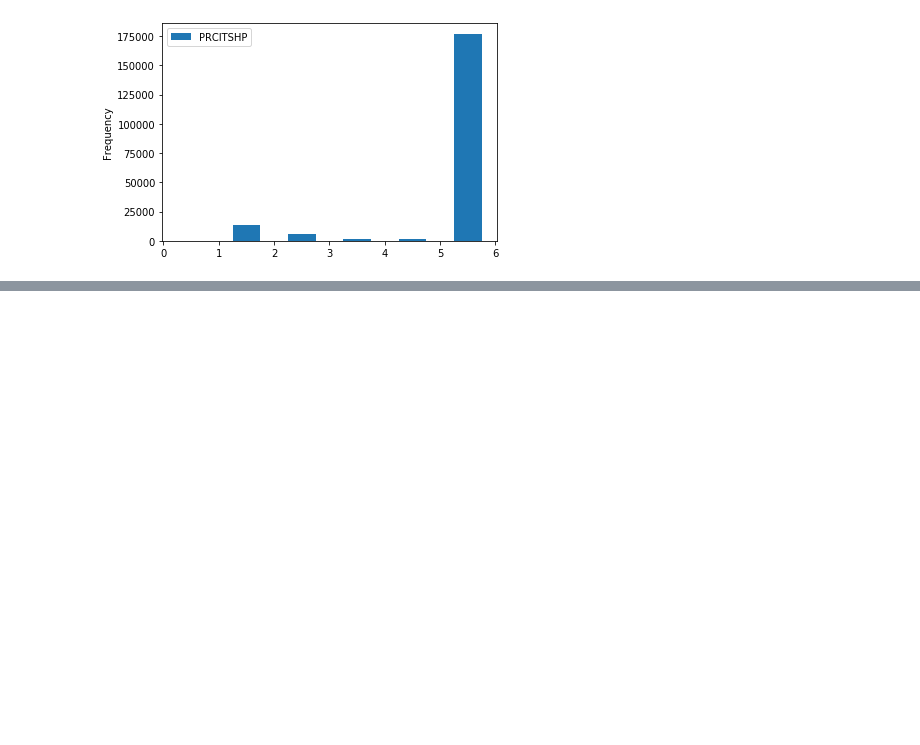
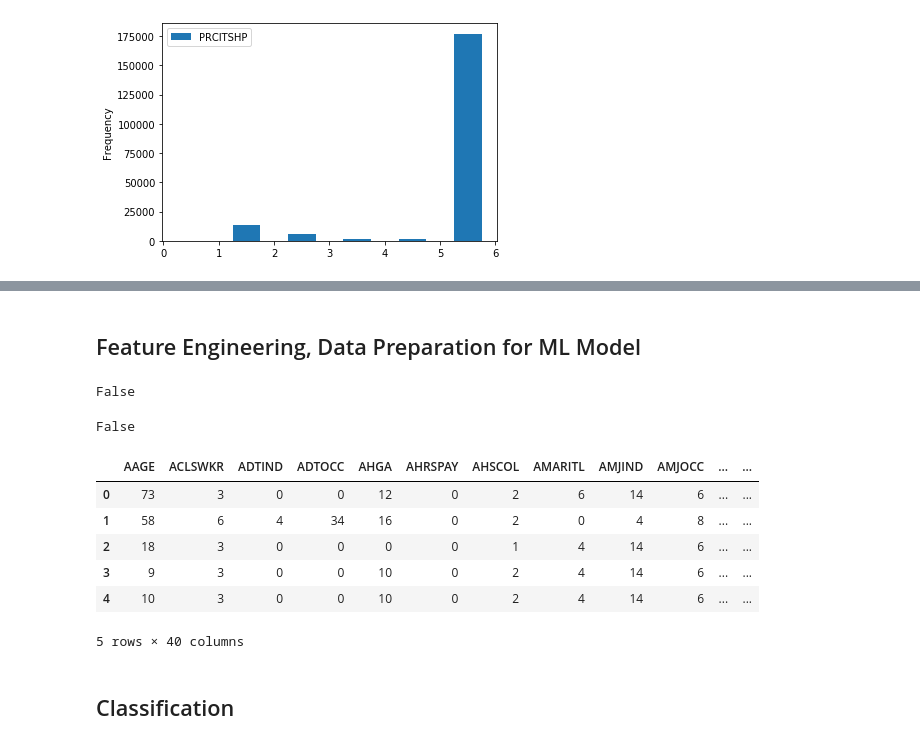
Before and after one commit to emnajaoua/us_census_challenge, a Jupyter notebook: exploration_notebook.ipynb, the cells around one changed output, grey strips where cells are left out. Cells and saved outputs as stored; diff of their text form; code cells hidden in the pictures; blank space fills up the shorter version.

```diff
--- a/exploration_notebook.ipynb
+++ b/exploration_notebook.ipynb
@@ -213,0 +239,49 @@ plt.show()
+# %% [markdown]
+## Feature Engineering, Data Preparation for ML Model
+# %%
+# Check if there is null values
+df_train.isnull().values.any()
+# %% [output]
+False
+# %%
+# Check if there are missing values
+df_train.isna().values.any()
+# %% [output]
+False
+# %%
+def encode_features(df):
+    X = df.copy()
+    # Categorical boolean mask
+    categorical_feature_mask = X.dtypes==object
+    categorical_feature_cat = X.dtypes=='category'
+    # filter categorical columns using mask and turn it into a list
+    categorical_cols = X.columns[categorical_feature_mask].tolist() + X.columns[categorical_feature_cat].tolist()
+
+    # instantiate labelencoder object
+    le = LabelEncoder()
+
+    # apply le on categorical feature columns
+    X[categorical_cols] = X[categorical_cols].apply(lambda col: le.fit_transform(col))
+    return X
+# %%
+# separate the features from the labels
+X_train = df_train.drop(['MARSUPWT','salary'],axis=1)
+y_train = df_train.salary
+
+X_test = df_test.drop(['MARSUPWT','salary'],axis=1)
+y_test = df_test.salary
+
+X_train_encoded = encode_features(X_train)
+X_test_encoded = encode_features(X_test)
+# %%
+X_train_encoded.head()
+# %% [output]
+|  | AAGE | ACLSWKR | ADTIND | ADTOCC | AHGA | AHRSPAY | AHSCOL | AMARITL | AMJIND | AMJOCC | ... | ... |
+| 0 | 73 | 3 | 0 | 0 | 12 | 0 | 2 | 6 | 14 | 6 | ... | ... |
+| 1 | 58 | 6 | 4 | 34 | 16 | 0 | 2 | 0 | 4 | 8 | ... | ... |
+| 2 | 18 | 3 | 0 | 0 | 0 | 0 | 1 | 4 | 14 | 6 | ... | ... |
+| 3 | 9 | 3 | 0 | 0 | 10 | 0 | 2 | 4 | 14 | 6 | ... | ... |
+| 4 | 10 | 3 | 0 | 0 | 10 | 0 | 2 | 4 | 14 | 6 | ... | ... |
+5 rows × 40 columns
+# %% [markdown]
+## Classification
```
Also changed, not shown: parts of 9 cells of this notebook.
